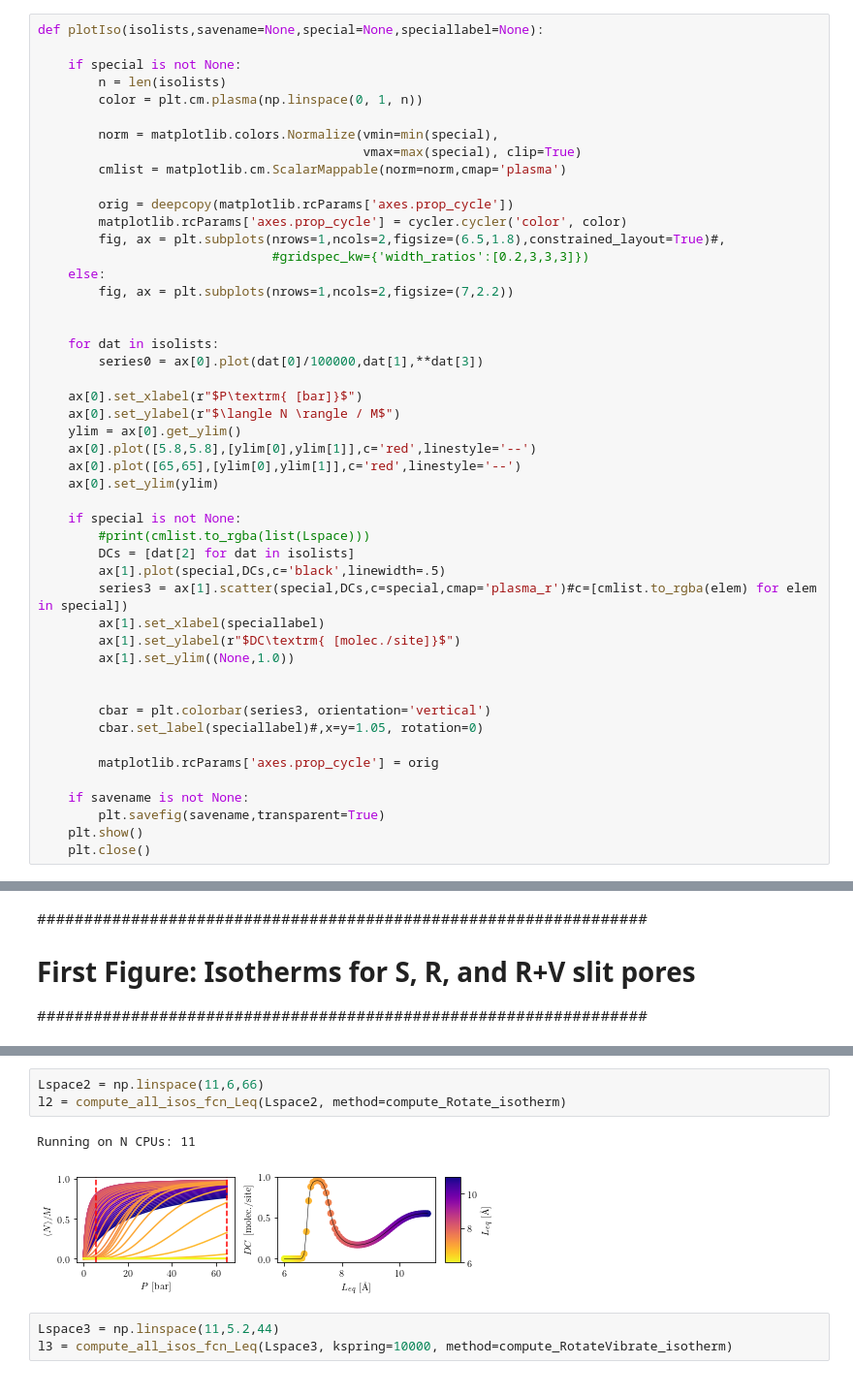
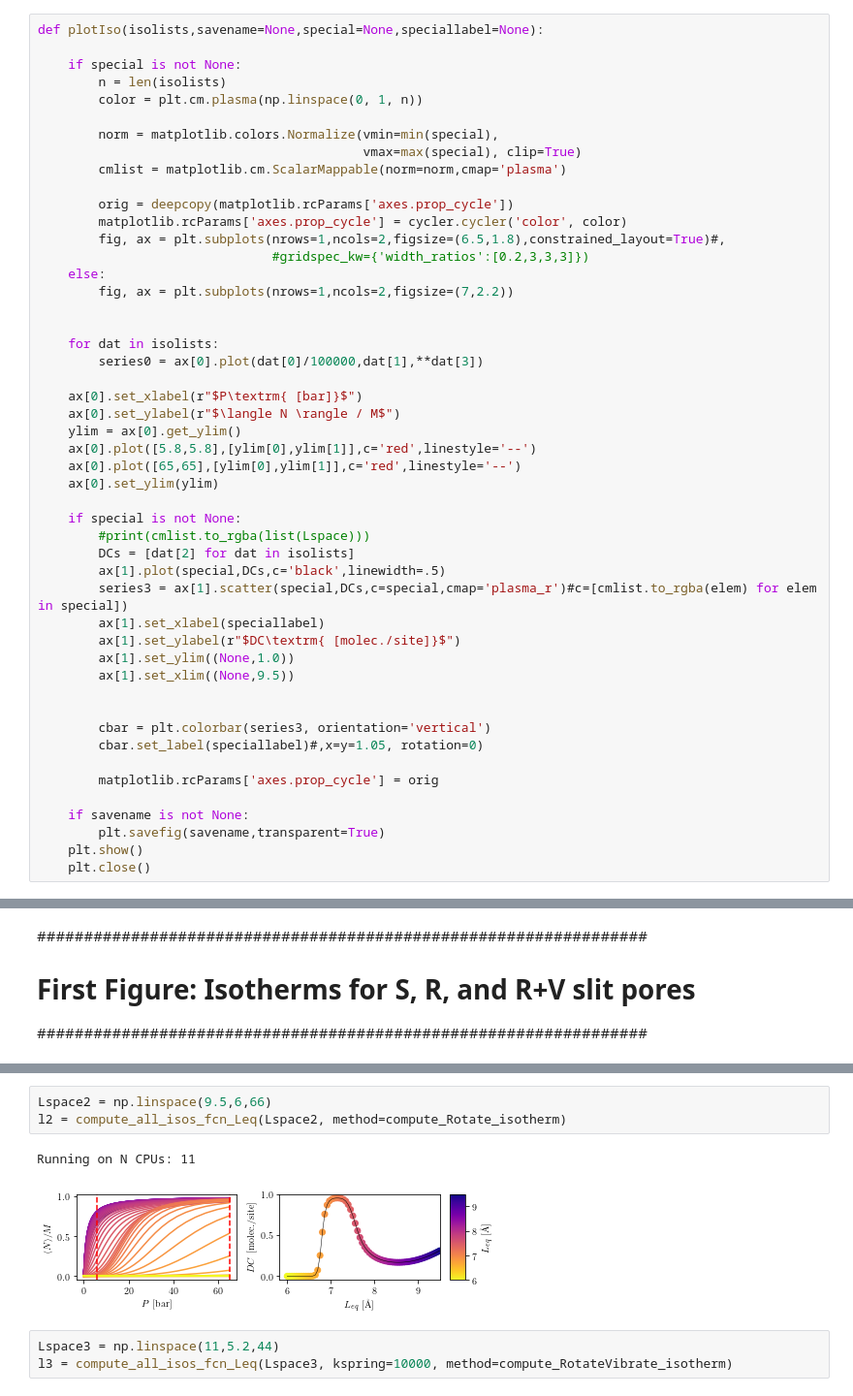
Before and after one commit to mwitman1/FlexibleSlitPore, a Jupyter notebook: FlexSlitPore.ipynb, the cells around one changed output, grey strips where cells are left out. Shown at 97% size. Drawn from its saved outputs; the diff is of its cells as text.

```diff
--- a/FlexSlitPore.ipynb
+++ b/FlexSlitPore.ipynb
@@ -514,6 +483,7 @@ def plotIso(isolists,savename=None,special=None,speciallabel=None):
         ax[1].set_xlabel(speciallabel)
         ax[1].set_ylabel(r"$DC\textrm{ [molec./site]}$")
         ax[1].set_ylim((None,1.0))
+        ax[1].set_xlim((None,9.5))
 
 
         cbar = plt.colorbar(series3, orientation='vertical')
@@ -620,9 +592,9 @@ Running on N CPUs: 11
 # %%
-Lspace2 = np.linspace(11,6,66)
+Lspace2 = np.linspace(9.5,6,66)
 l2 = compute_all_isos_fcn_Leq(Lspace2, method=compute_Rotate_isotherm)
 # %% [output]
 Running on N CPUs: 11
-[figure, old version]
+[figure, new version]
 # %%
 Lspace3 = np.linspace(11,5.2,44)
 l3 = compute_all_isos_fcn_Leq(Lspace3, kspring=10000, method=compute_RotateVibrate_isotherm)
```
Also changed, not shown: parts of 11 cells of this notebook.
